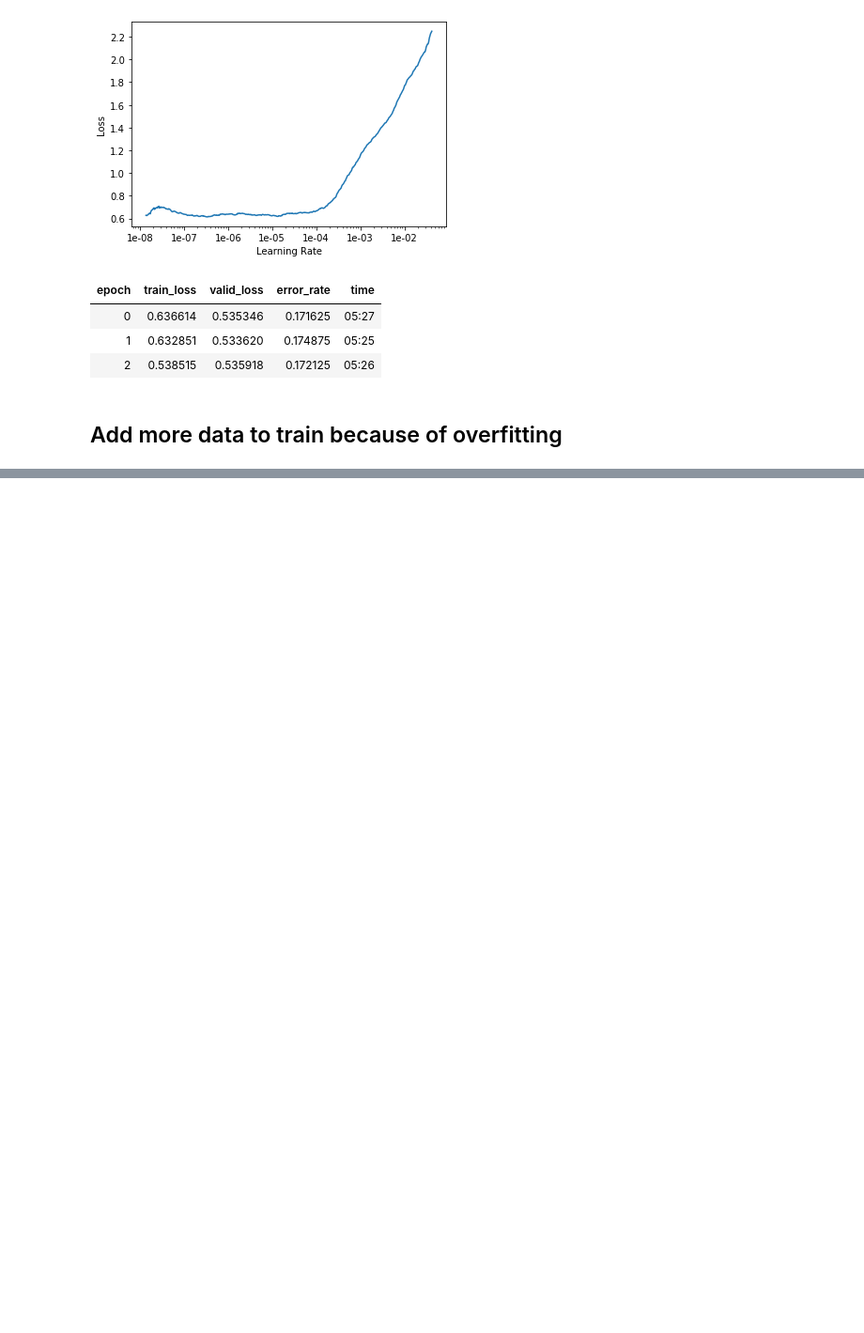
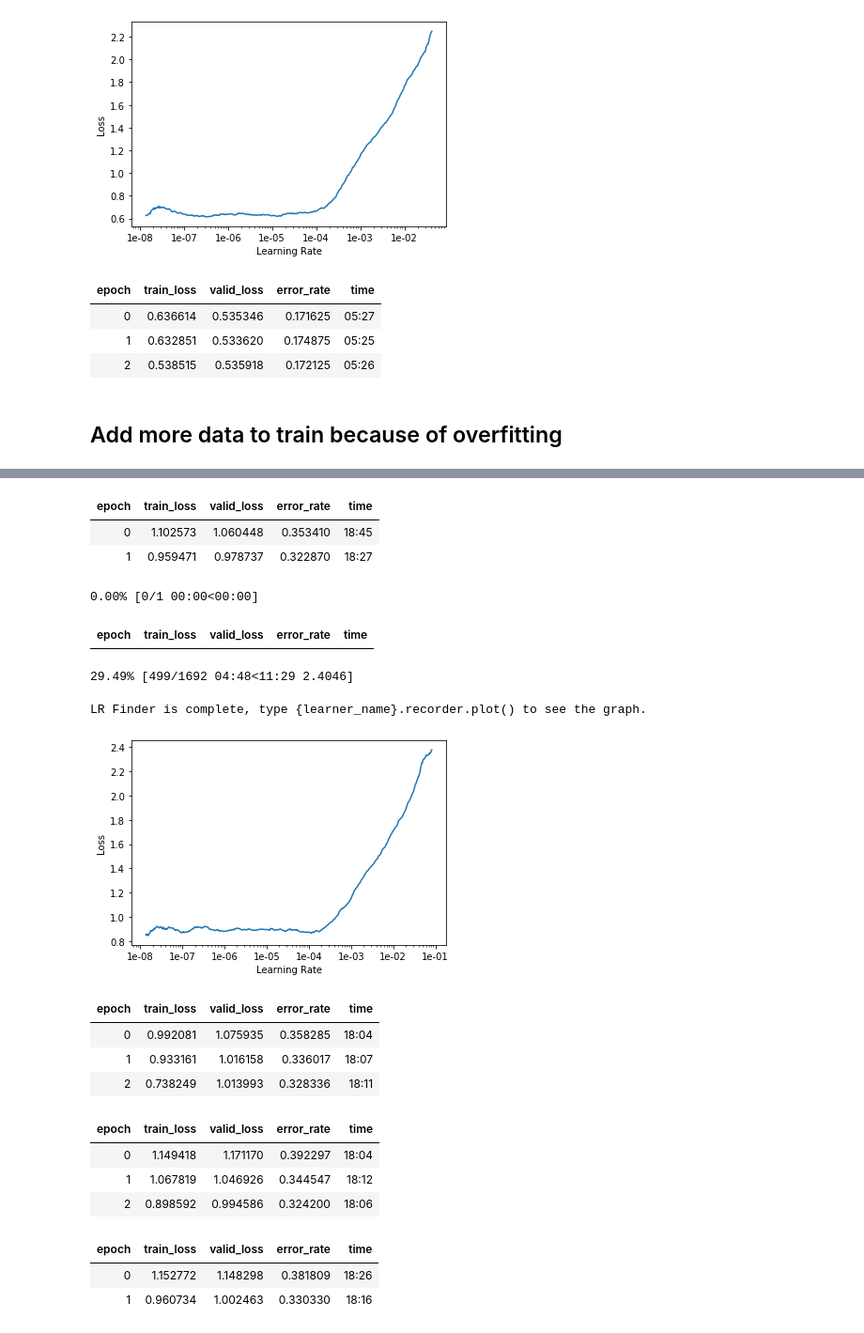
Before and after one commit to Arden-Zhu/fashion_net2, a Jupyter notebook: DeepFashion_classifer_by_category_picked.ipynb, the cells around one changed output, grey strips where cells are left out. Shown at 94% size. Cells and saved outputs as stored; diff of their text form; code cells hidden in the pictures; blank space fills up the shorter version.

```diff
--- a/DeepFashion_classifer_by_category_picked.ipynb
+++ b/DeepFashion_classifer_by_category_picked.ipynb
@@ -300,6 +300,7 @@ df = pd.read_csv(file, index_col=0)
 df = df.loc[:, ['file', 'category_name', 'category_id']]
 df['file'] = df.apply(lambda m: m.file[4:], axis=1)
 # %%
+bs = 64
 transforms =  get_transforms(max_zoom=1.05, max_warp=0.05, max_rotate=5)
 transforms[0][0] = crop_pad(row_pct=(0.4, 0.6), col_pct=(0.4, 0.6))
 # tfs = (tfs[0][1:], tfs[1])
@@ -318,0 +322,7 @@ learn.recorder.plot()
+# %%
+learn.fit_one_cycle(2, max_lr=7e-5)
+learn.save('stage-8-1')
+# %% [output]
+| epoch | train_loss | valid_loss | error_rate | time |
+| 0 | 1.102573 | 1.060448 | 0.353410 | 18:45 |
+| 1 | 0.959471 | 0.978737 | 0.322870 | 18:27 |
@@ -318,0 +331,35 @@ learn.recorder.plot()
+# %%
+learn.lr_find(start_lr=1e-8, end_lr=1e-1, num_it=500)
+learn.recorder.plot()
+# %% [output]
+0.00% [0/1 00:00<00:00]
+| epoch | train_loss | valid_loss | error_rate | time |
+29.49% [499/1692 04:48<11:29 2.4046]
+LR Finder is complete, type {learner_name}.recorder.plot() to see the graph.
+[figure, added]
+# %%
+learn.fit_one_cycle(3, max_lr=7e-5)
+learn.save('stage-9-1')
+# %% [output]
+| epoch | train_loss | valid_loss | error_rate | time |
+| 0 | 0.992081 | 1.075935 | 0.358285 | 18:04 |
+| 1 | 0.933161 | 1.016158 | 0.336017 | 18:07 |
+| 2 | 0.738249 | 1.013993 | 0.328336 | 18:11 |
+# %%
+learn.load('stage-8')
+learn.fit_one_cycle(3, max_lr=2e-4)
+learn.save('stage-9-2')
+learn
+# %% [output]
+| epoch | train_loss | valid_loss | error_rate | time |
+| 0 | 1.149418 | 1.171170 | 0.392297 | 18:04 |
+| 1 | 1.067819 | 1.046926 | 0.344547 | 18:12 |
+| 2 | 0.898592 | 0.994586 | 0.324200 | 18:06 |
+# %%
+learn.load('stage-8')
+learn.fit_one_cycle(2, max_lr=2e-4)
+learn.save('stage-9-3')
+# %% [output]
+| epoch | train_loss | valid_loss | error_rate | time |
+| 0 | 1.152772 | 1.148298 | 0.381809 | 18:26 |
+| 1 | 0.960734 | 1.002463 | 0.330330 | 18:16 |
```
Also changed, not shown: parts of 12 cells of this notebook.
